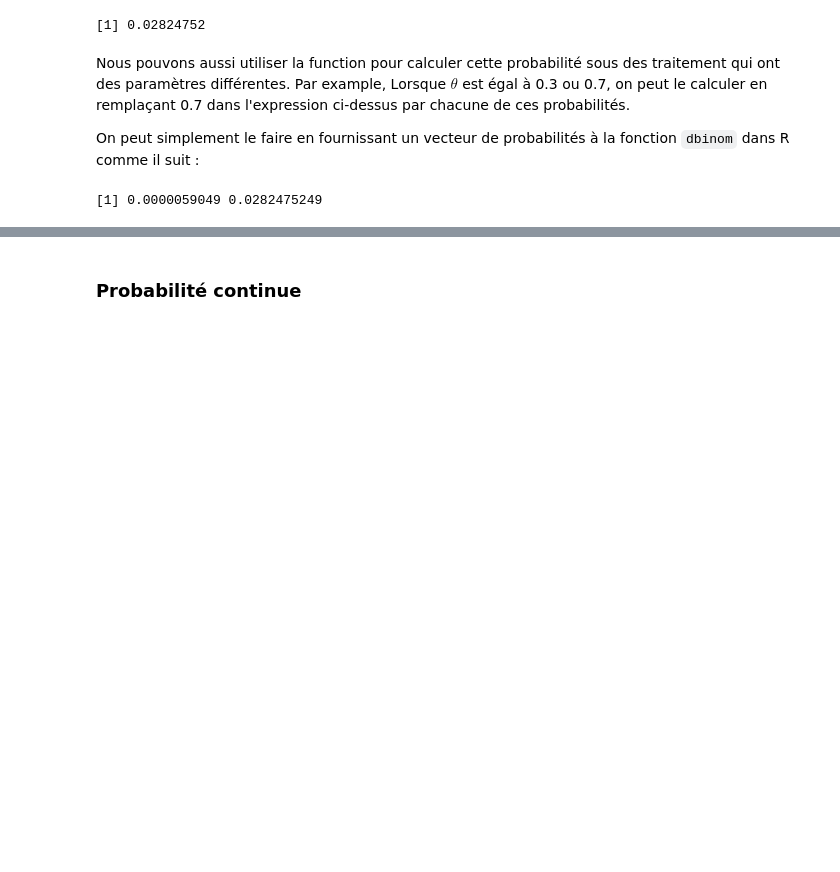
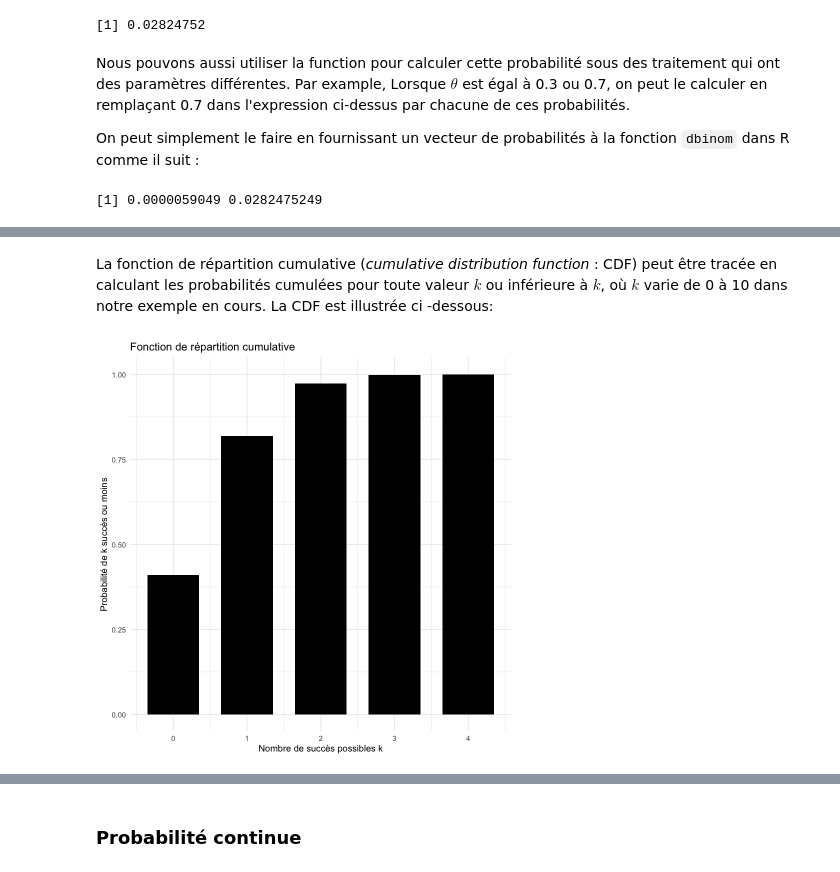
Before and after one commit to Affect-Learning-Decisions-Lab/cours_751526, a Jupyter notebook: probabilité/probabilité.ipynb, the cells around one changed output, grey strips where cells are left out. Saved outputs shown, nothing was run; the diff lists cells and outputs as text; code cells hidden in the pictures; blank space fills up the shorter version.

Commit message:
added cumulative probability

```diff
--- a/probabilité/probabilité.ipynb
+++ b/probabilité/probabilité.ipynb
@@ -215,0 +261,20 @@ dbinom(x = 10, size = 10, prob = c(0.3, 0.7))
+# %% [markdown]
+La fonction de répartition cumulative (*cumulative distribution function* : CDF) peut être tracée en calculant les probabilités cumulées pour toute valeur $k$ ou inférieure à $k$, où $k$ varie de 0 à 10 dans notre exemple en cours. La CDF est illustrée ci -dessous:
+# %%
+n     <- 4      # Nombre d'essais
+theta <- 0.2  # Probabilité de succès
+
+# Créer un data frame avec les probabilités cumulées
+k_values <- 0:n
+cdf_values <- pbinom(k_values, size = n, prob = theta)
+data <- data.frame(k = k_values, cdf = cdf_values)
+
+# Tracer avec ggplot2
+ggplot(data, aes(x = k, y = cdf)) +
+  geom_bar(stat = "identity", fill = "black", width = 0.7) +  # Barres noires
+  labs(title = "Fonction de répartition cumulative",
+       x = "Nombre de succès possibles k",
+       y = "Probabilité de k succès ou moins") +
+  theme_minimal()
+# %% [output]
+[figure, added]
```
Also changed, not shown: parts of 13 cells of this notebook.
